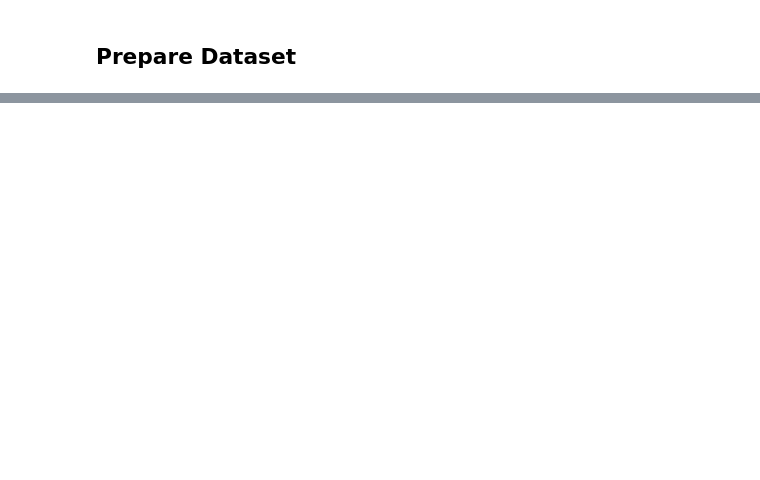
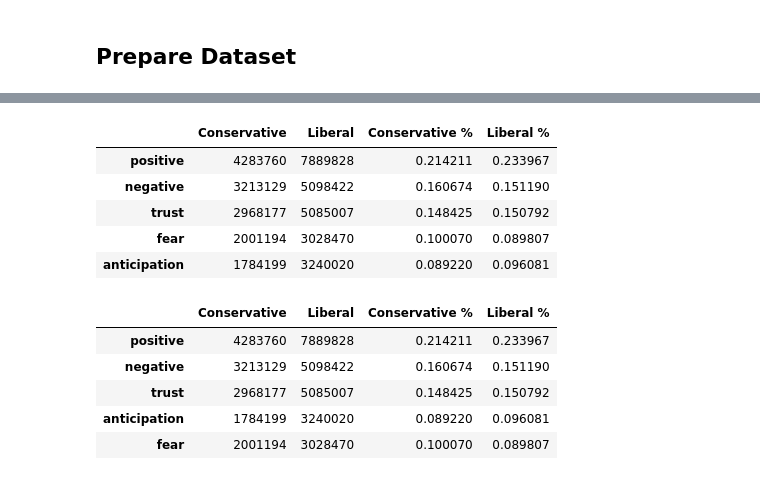
Before and after one commit to cynthiawang4/ADA-Group-Project, a Jupyter notebook: RQ2.ipynb, the cells around one changed output, grey strips where cells are left out. Saved outputs shown, nothing was run; the diff lists cells and outputs as text; code cells hidden in the pictures; blank space fills up the shorter version.

```diff
--- a/RQ2.ipynb
+++ b/RQ2.ipynb
@@ -43,9 +36,10 @@ with open("Conservative.json", "r") as file:
 with open("Liberal.json", "r") as file:
     lib_data = json.load(file)
 
-con_articles = [doc["article"] for doc in con_data]
-lib_articles = [doc["article"] for doc in lib_data]
+# Convert JSON to a DataFrame
+con_df = pd.DataFrame(con_data)
+lib_df = pd.DataFrame(lib_data)
 
-# Preview the dataset
-print(con_articles[:5])
-print(lib_articles[:5])
+# Check the structure
+print(con_df.head())
+print(lib_df.head())
@@ -51,0 +120,45 @@ print(lib_articles[:5])
+# %%
+import pandas as pd
+from collections import Counter
+import matplotlib.pyplot as plt
+
+# Helper function to combine all emotion scores
+def aggregate_emotions(emotion_series):
+    total = Counter()
+    for emo_dict in emotion_series:
+        total.update(emo_dict)
+    return total
+
+# Aggregate all emotions for each subreddit
+con_total = aggregate_emotions(con_df['emotions'])
+lib_total = aggregate_emotions(lib_df['emotions'])
+
+# Convert to DataFrame for comparison
+emotion_df = pd.DataFrame({
+    "Conservative": pd.Series(con_total),
+    "Liberal": pd.Series(lib_total)
+}).fillna(0)
+
+# Normalize (optional: to compare proportions)
+emotion_df['Conservative %'] = emotion_df['Conservative'] / emotion_df['Conservative'].sum()
+emotion_df['Liberal %'] = emotion_df['Liberal'] / emotion_df['Liberal'].sum()
+
+# Show top 5 emotions by count in each subreddit
+top_con = emotion_df.sort_values("Conservative", ascending=False).head(5)
+top_lib = emotion_df.sort_values("Liberal", ascending=False).head(5)
+
+display(top_con)
+display(top_lib)
+# %% [output]
+|  | Conservative | Liberal | Conservative % | Liberal % |
+| positive | 4283760 | 7889828 | 0.214211 | 0.233967 |
+| negative | 3213129 | 5098422 | 0.160674 | 0.151190 |
+| trust | 2968177 | 5085007 | 0.148425 | 0.150792 |
+| fear | 2001194 | 3028470 | 0.100070 | 0.089807 |
+| anticipation | 1784199 | 3240020 | 0.089220 | 0.096081 |
+|  | Conservative | Liberal | Conservative % | Liberal % |
+| positive | 4283760 | 7889828 | 0.214211 | 0.233967 |
+| negative | 3213129 | 5098422 | 0.160674 | 0.151190 |
+| trust | 2968177 | 5085007 | 0.148425 | 0.150792 |
+| anticipation | 1784199 | 3240020 | 0.089220 | 0.096081 |
+| fear | 2001194 | 3028470 | 0.100070 | 0.089807 |
```
Also changed, not shown: parts of 6 cells of this notebook.
